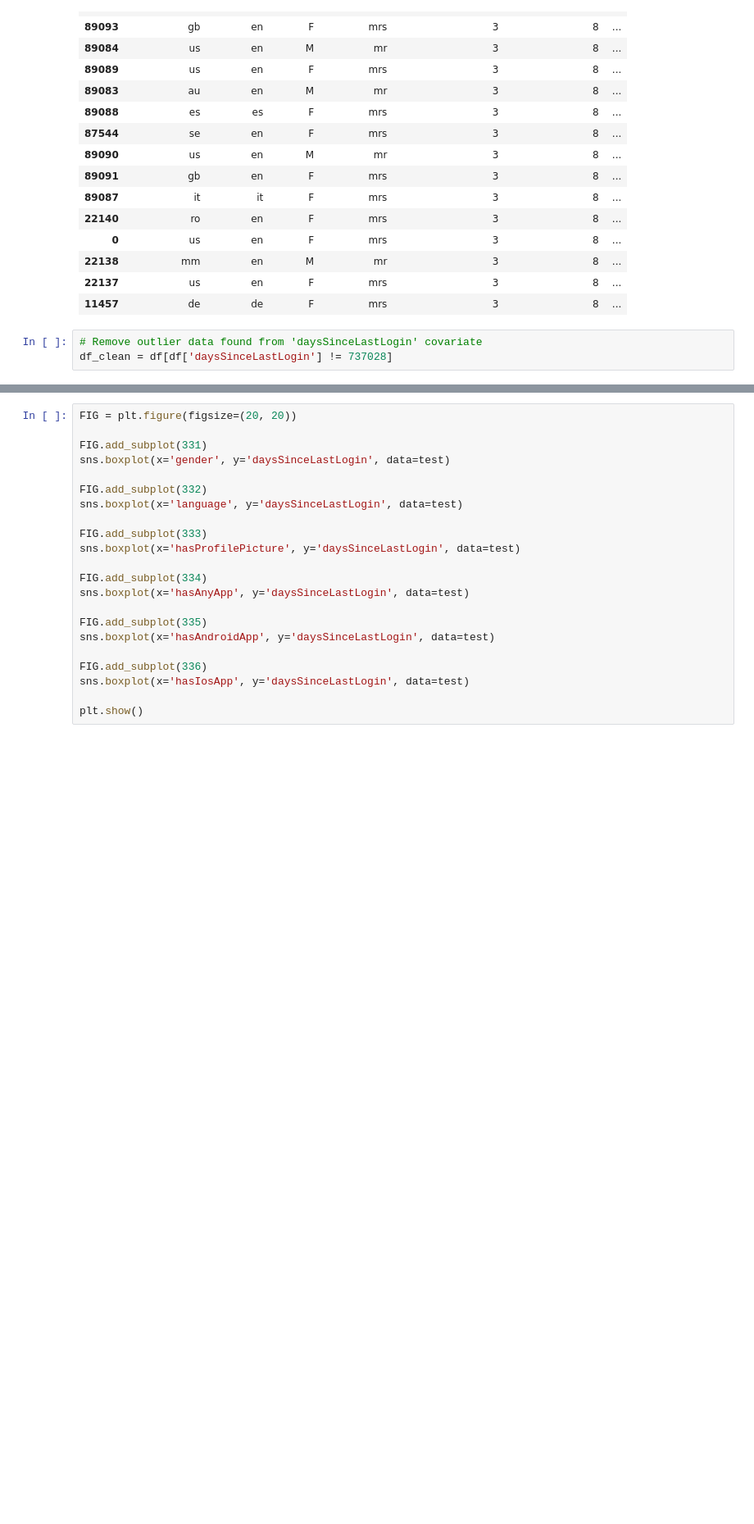
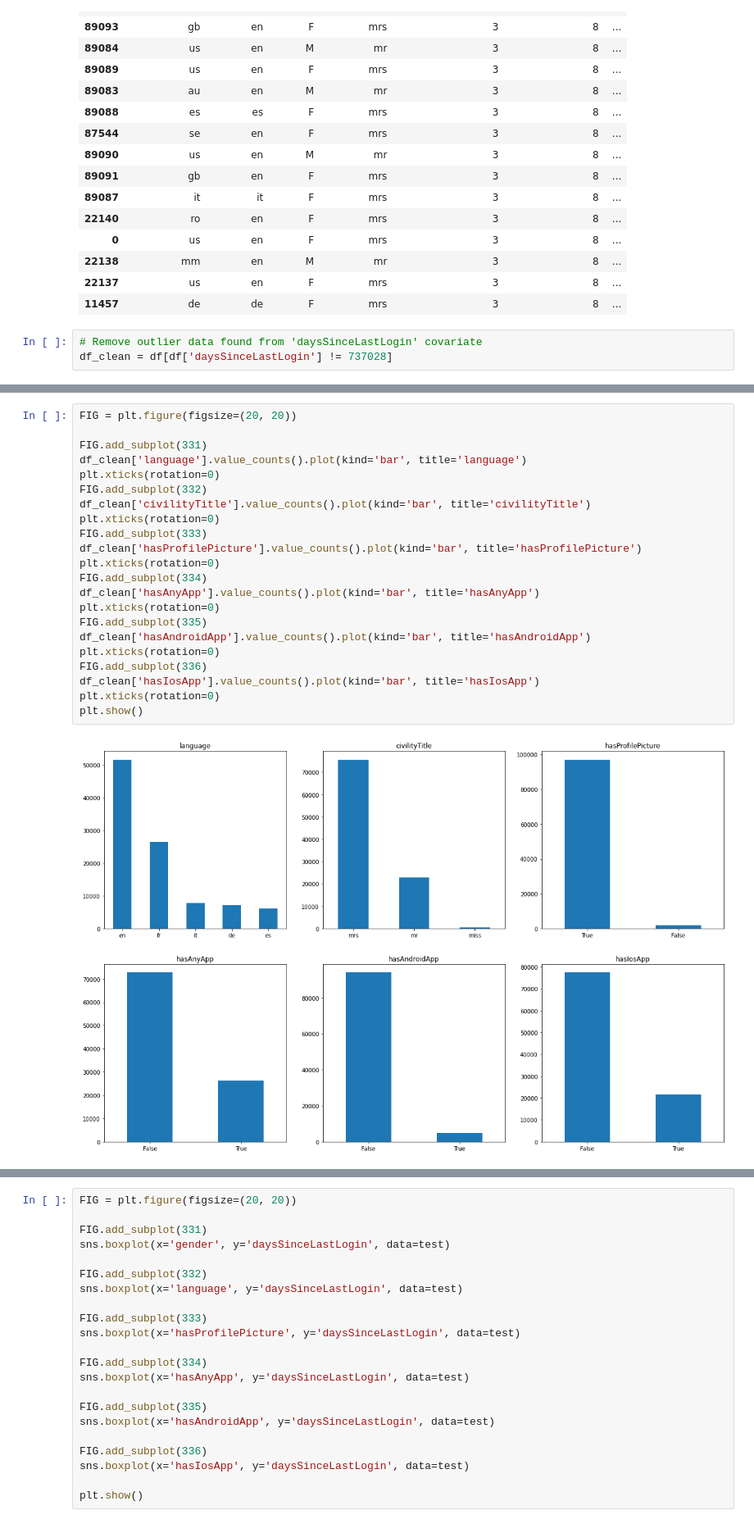
Before and after one commit to mattlim96/getharley-challenge, a Jupyter notebook: solution.ipynb, the cells around one changed output, grey strips where cells are left out. Shown at 82% size. Cells and saved outputs as stored; diff of their text form; blank space fills up the shorter version.

```diff
--- a/solution.ipynb
+++ b/solution.ipynb
@@ -161,0 +193,24 @@ plt.show()
+# %%
+FIG = plt.figure(figsize=(20, 20))
+
+FIG.add_subplot(331)
+df_clean['language'].value_counts().plot(kind='bar', title='language')
+plt.xticks(rotation=0)
+FIG.add_subplot(332)
+df_clean['civilityTitle'].value_counts().plot(kind='bar', title='civilityTitle')
+plt.xticks(rotation=0)
+FIG.add_subplot(333)
+df_clean['hasProfilePicture'].value_counts().plot(kind='bar', title='hasProfilePicture')
+plt.xticks(rotation=0)
+FIG.add_subplot(334)
+df_clean['hasAnyApp'].value_counts().plot(kind='bar', title='hasAnyApp')
+plt.xticks(rotation=0)
+FIG.add_subplot(335)
+df_clean['hasAndroidApp'].value_counts().plot(kind='bar', title='hasAndroidApp')
+plt.xticks(rotation=0)
+FIG.add_subplot(336)
+df_clean['hasIosApp'].value_counts().plot(kind='bar', title='hasIosApp')
+plt.xticks(rotation=0)
+plt.show()
+# %% [output]
+[figure, added]
```
Also changed, not shown: parts of 29 cells of this notebook, 1 other file.
